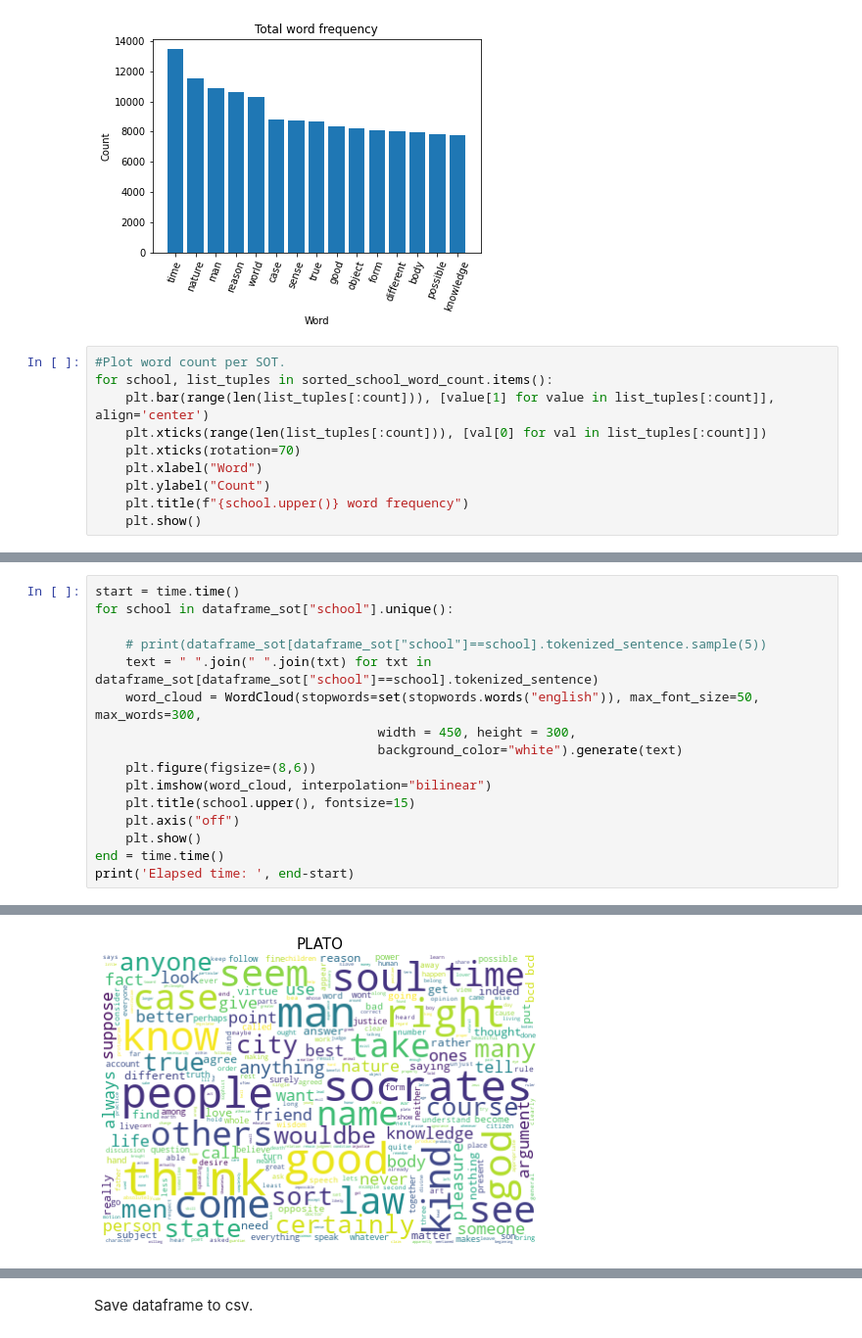
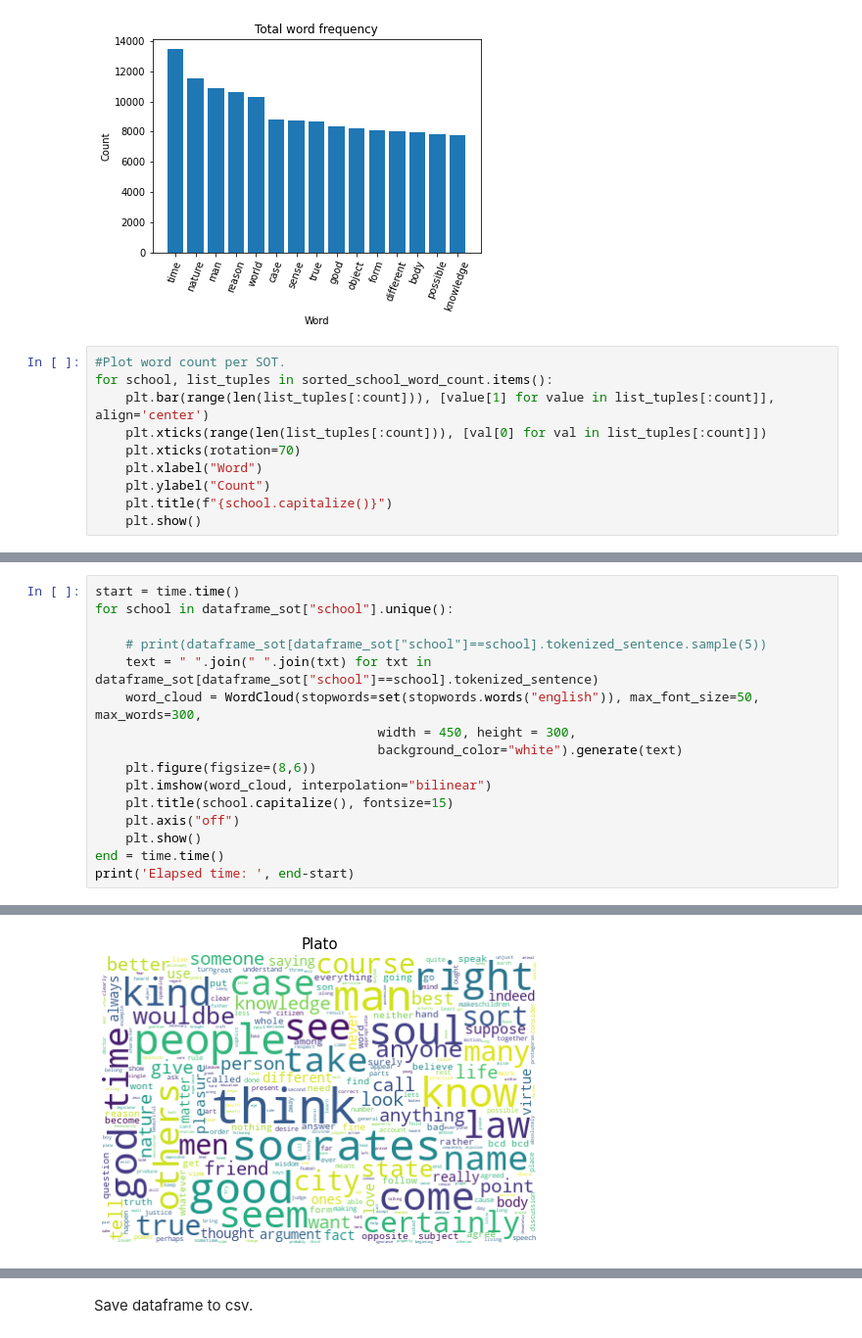
Before and after one commit to zabesy/SOTClustering, a Jupyter notebook: preprocessing.ipynb, the cells around one changed output, grey strips where cells are left out. Shown at 98% size. Cells and saved outputs as stored; diff of their text form.

Commit message:
capit

```diff
--- a/preprocessing.ipynb
+++ b/preprocessing.ipynb
@@ -377,6 +377,6 @@ for school, list_tuples in sorted_school_word_count.items():
     plt.xticks(rotation=70)
     plt.xlabel("Word")
     plt.ylabel("Count")
-    plt.title(f"{school.upper()} word frequency")
+    plt.title(f"{school.capitalize()}")
     plt.show()
 # %% [output]
@@ -401,7 +401,7 @@ for school in dataframe_sot["school"].unique():
                                      background_color="white").generate(text)
     plt.figure(figsize=(8,6))
     plt.imshow(word_cloud, interpolation="bilinear")
-    plt.title(school.upper(), fontsize=15)
+    plt.title(school.capitalize(), fontsize=15)
     plt.axis("off")
     plt.show()
 end = time.time()
@@ -416 +416 @@ print('Elapsed time: ', end-start)
-[figure, old version]
+[figure, new version]
```
Also changed, not shown: parts of 2 cells of this notebook.
